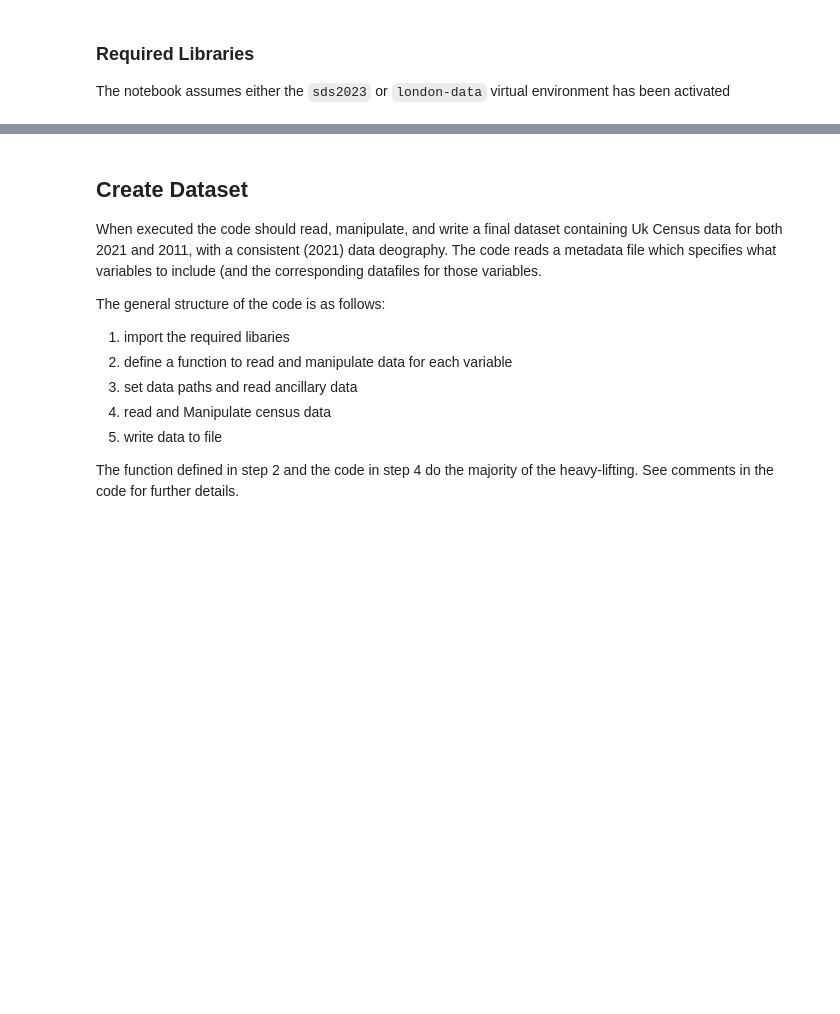
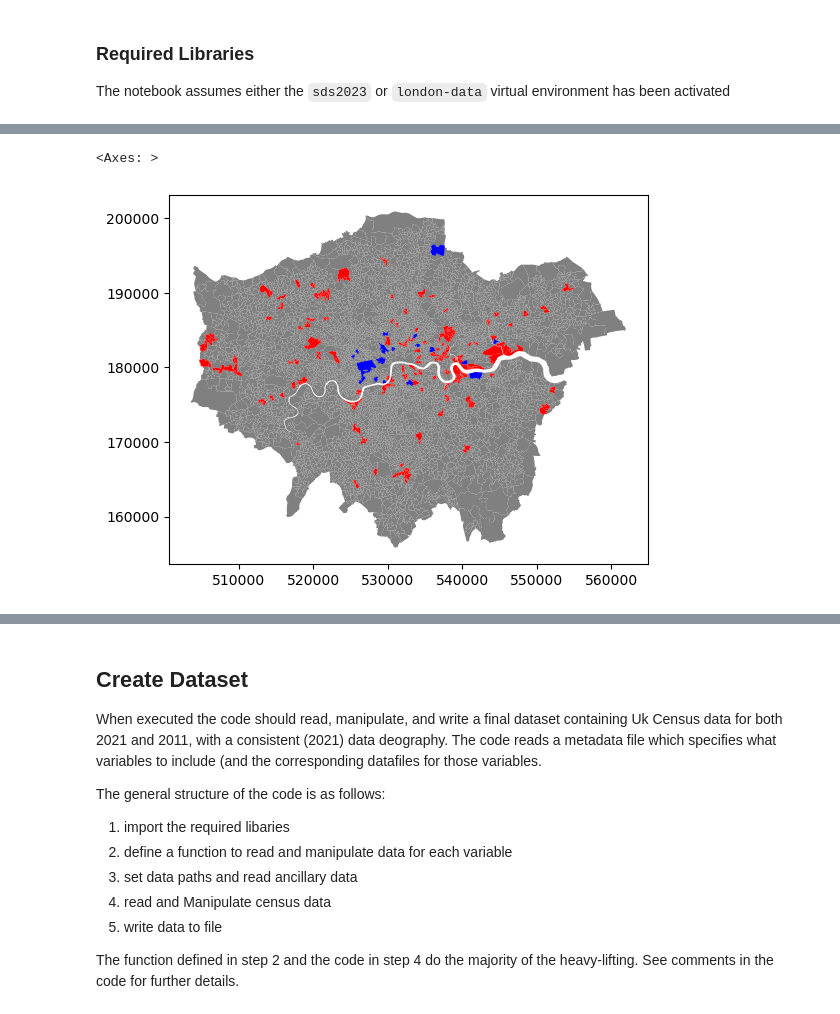
Before and after one commit to jamesdamillington/london-data, a Jupyter notebook: code/london-merge-census-geographies.ipynb, the cells around one changed output, grey strips where cells are left out. Saved outputs shown, nothing was run; the diff lists cells and outputs as text; code cells hidden in the pictures; blank space fills up the shorter version.

```diff
--- a/code/london-merge-census-geographies.ipynb
+++ b/code/london-merge-census-geographies.ipynb
@@ -29,0 +32,4 @@ Last tested: 2023-09-30
+# %%
+census_igpath = Path("../data/inputs/geographies/census/")
+efit = pd.read_csv(census_igpath / "Lookup-ExactFit-LSOA11_to_LSOA21_to_LAD22_EW_Version_2.csv",
+                      usecols = list(range(7)))
@@ -29,0 +38,3 @@ Last tested: 2023-09-30
+# %%
+census_gpath = Path("../data/geographies/census/")
+geometry = gpd.read_file(census_gpath / "london-2021-lsoa-gen20.shp")
@@ -29,0 +43,2 @@ Last tested: 2023-09-30
+# %%
+dat_efit = pd.merge(geometry, efit, how='left', on='LSOA21CD')
@@ -29,0 +65,9 @@ Last tested: 2023-09-30
+# %%
+dat_efit['CHGINDint']=dat_efit['CHGIND'].replace(
+    to_replace=['U', 'S', 'M'],
+    value=[1,2,3])
+qcolors = {1:'gray', 2:'red', 3:'blue'}
+dat_efit.plot(column='CHGINDint', cmap=colors.ListedColormap(qcolors.values()))
+# %% [output]
+<Axes: >
+[figure, added]
```
Also changed, not shown: parts of 11 cells of this notebook, 2 other files.
